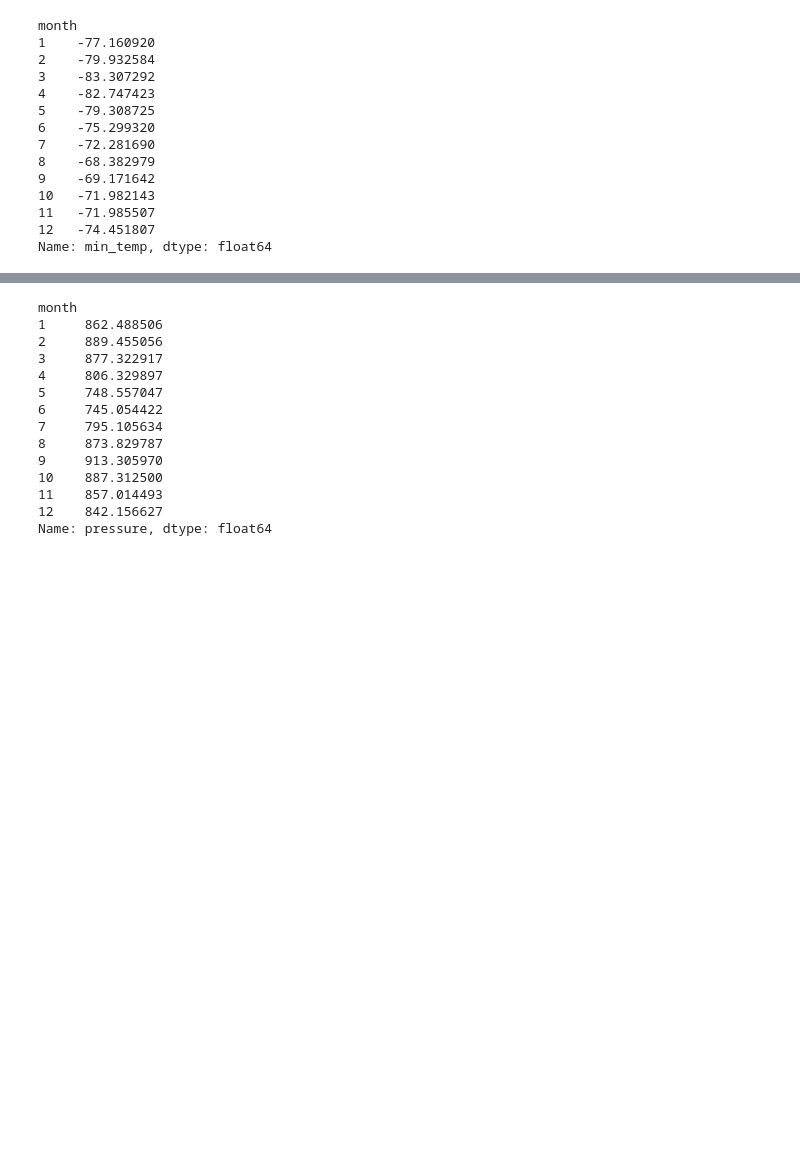
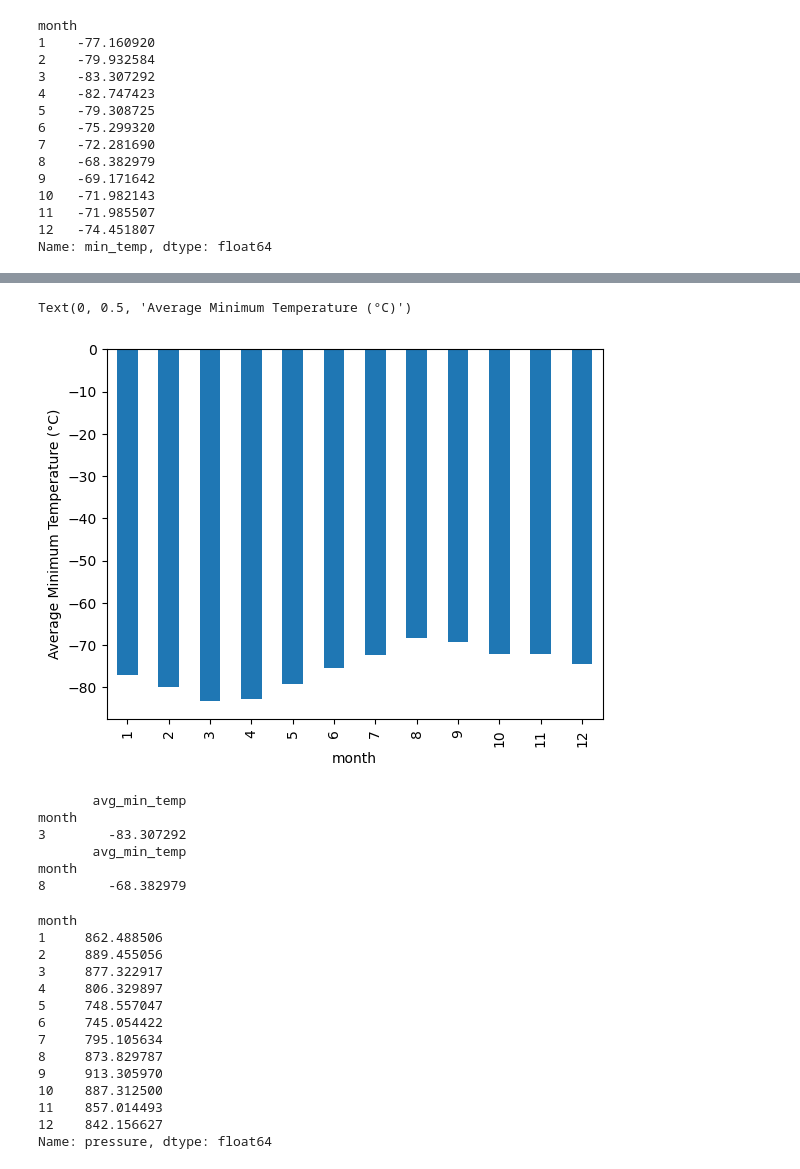
Before and after one commit to caseynbrown/Mission-to-Mars, a Jupyter notebook: part_2_mars_weather.ipynb, the cells around one changed output, grey strips where cells are left out. Drawn from its saved outputs; the diff is of its cells as text; code cells hidden in the pictures; blank space fills up the shorter version.

```diff
--- a/part_2_mars_weather.ipynb
+++ b/part_2_mars_weather.ipynb
@@ -149,7 +194,9 @@ df["sol"].count()
 1867
 # %%
 # 3. What is the average low temperature by month?
-months_df["min_temp"].mean()
+group_by_month = df.groupby('month')
+avg_min_temp = group_by_month['min_temp'].mean()
+avg_min_temp
 # %% [output]
 month
 1    -77.160920
@@ -182,2 +215,28 @@ plt.ylabel("Temperature")
+# %%
+# Plot the average temperature by month
+avg_min_temp_bar = avg_min_temp.plot.bar()
+avg_min_temp_bar.set_ylabel('Average Minimum Temperature (°C)')
+# %% [output]
+Text(0, 0.5, 'Average Minimum Temperature (°C)')
+[figure, added]
+# %%
+# Identify the coldest and hottest months in Curiosity's location
+avg_min_temp_index = avg_min_temp.reset_index().rename(columns={'min_temp': 'avg_min_temp'})
+avg_min_temp_index = avg_min_temp_index.set_index('month')
+
+min_avg_temp = avg_min_temp_index['avg_min_temp'].min()
+coldest_month = avg_min_temp_index.loc[avg_min_temp_index['avg_min_temp'] == min_avg_temp]
+print(coldest_month)
+
+max_avg_temp = avg_min_temp_index['avg_min_temp'].max()
+hottest_month = avg_min_temp_index.loc[avg_min_temp_index['avg_min_temp'] == max_avg_temp]
+print(hottest_month)
+# %% [output]
+       avg_min_temp
+month
+3        -83.307292
+       avg_min_temp
+month
+8        -68.382979
 # %%
 # 4. Average pressure by Martian month
```
Also changed, not shown: parts of 13 cells of this notebook.
